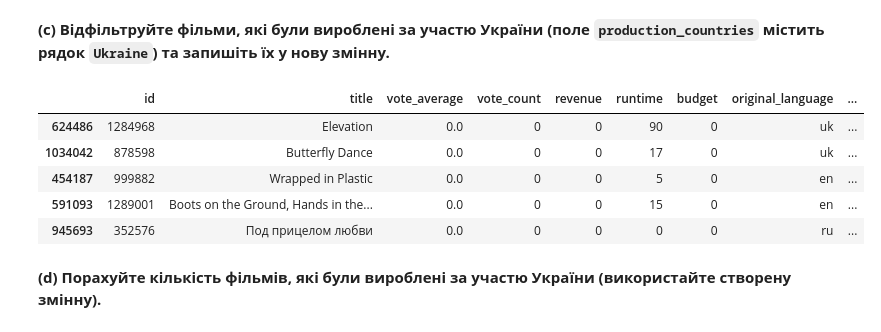
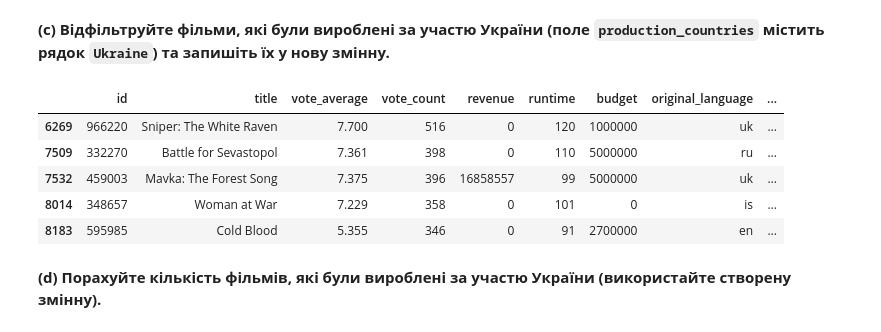
Before and after one commit to Hoksly/mis-labs, a Jupyter notebook: lab1/Lab-1.ipynb, the cells around one changed output. Drawn from its saved outputs; the diff is of its cells as text; code cells hidden in the pictures.

```diff
--- a/lab1/Lab-1.ipynb
+++ b/lab1/Lab-1.ipynb
@@ -200,14 +196,14 @@ print(f"Кількість фільмів з українською мовою
 __(c) Відфільтруйте фільми, які були вироблені за участю України (поле `production_countries` містить рядок `Ukraine`) та запишіть їх у нову змінну.__
 # %%
 produced_in_ukraine = df_filtered[df_filtered['production_countries'].astype(str).str.contains('Ukraine', na=False)].copy()
-produced_in_ukraine.sample(5)
+produced_in_ukraine.head()
 # %% [output]
 |  | id | title | vote_average | vote_count | revenue | runtime | budget | original_language | ... |
-| 624486 | 1284968 | Elevation | 0.0 | 0 | 0 | 90 | 0 | uk | ... |
-| 1034042 | 878598 | Butterfly Dance | 0.0 | 0 | 0 | 17 | 0 | uk | ... |
-| 454187 | 999882 | Wrapped in Plastic | 0.0 | 0 | 0 | 5 | 0 | en | ... |
-| 591093 | 1289001 | Boots on the Ground, Hands in the... | 0.0 | 0 | 0 | 15 | 0 | en | ... |
-| 945693 | 352576 | Под прицелом любви | 0.0 | 0 | 0 | 0 | 0 | ru | ... |
+| 6269 | 966220 | Sniper: The White Raven | 7.700 | 516 | 0 | 120 | 1000000 | uk | ... |
+| 7509 | 332270 | Battle for Sevastopol | 7.361 | 398 | 0 | 110 | 5000000 | ru | ... |
+| 7532 | 459003 | Mavka: The Forest Song | 7.375 | 396 | 16858557 | 99 | 5000000 | uk | ... |
+| 8014 | 348657 | Woman at War | 7.229 | 358 | 0 | 101 | 0 | is | ... |
+| 8183 | 595985 | Cold Blood | 5.355 | 346 | 0 | 91 | 2700000 | en | ... |
 # %% [markdown]
 __(d) Порахуйте кількість фільмів, які були вироблені за участю України (використайте створену змінну).__
 # %%
```
Also changed, not shown: parts of 5 cells of this notebook, 4 other files.
